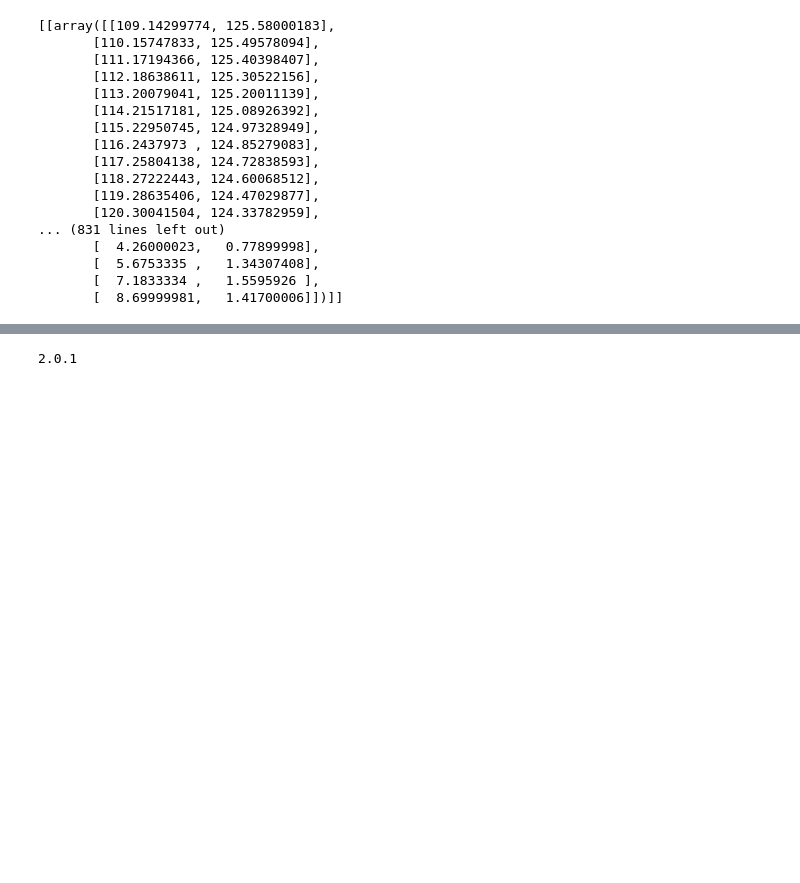
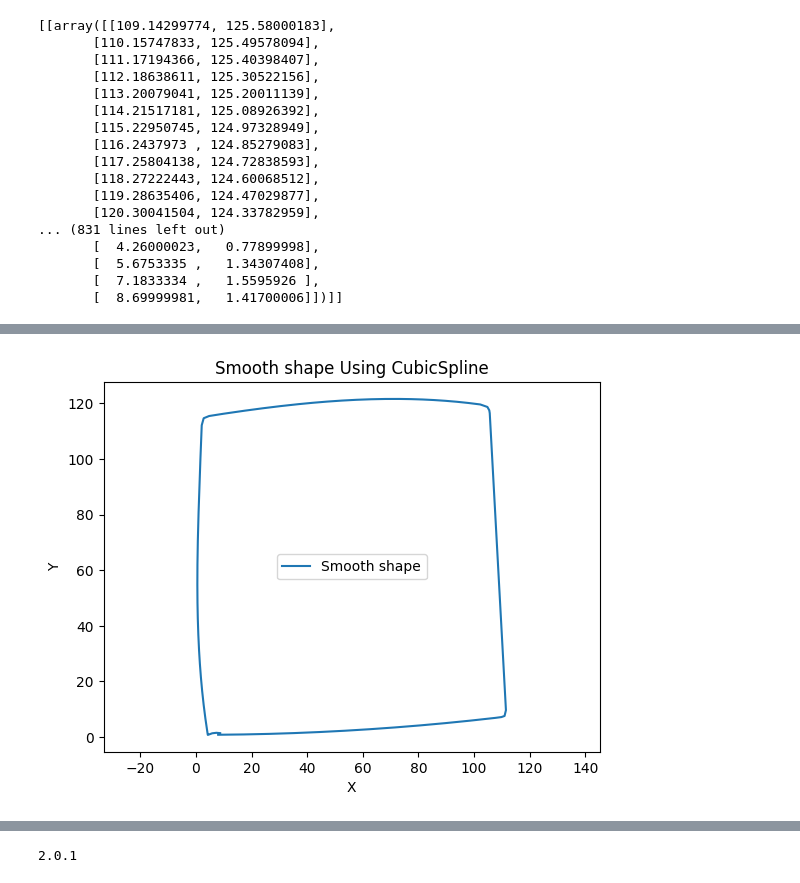
Before and after one commit to manushi1224/ADOBE_GEN_SOLVE, a Jupyter notebook: adobe_test/open_cv_test.ipynb, the cells around one changed output, grey strips where cells are left out. Cells and saved outputs as stored; diff of their text form; code cells hidden in the pictures; blank space fills up the shorter version.

Commit message:
Correct shape and try to identify its name

```diff
--- a/adobe_test/open_cv_test.ipynb
+++ b/adobe_test/open_cv_test.ipynb
@@ -84,0 +97,42 @@ ValueError: Expect x to be a 1D strictly increasing sequence.
+# %%
+import numpy as np
+# from scipy.interpolate import CubicSpline
+import bezier
+import matplotlib.pyplot as plt
+
+# Generate points on a circle
+# if x[0] != x[-1] or y[0] != y[-1]:
+#     x = np.append(x, x[0])
+#     y = np.append(y, y[0])
+nodes = np.asfortranarray([x, y])
+
+# Create a Bézier curve from the nodes
+curves = []
+for i in range(len(x) - 1):
+    segment_nodes = nodes[:, i:i+2]
+    curve = bezier.Curve(segment_nodes, degree=1)
+    curves.append(curve)
+
+
+# Evaluate the curve at num_points equally spaced intervals
+s_vals = np.linspace(0.0, 1.0, 500)
+points = curve.evaluate_multi(s_vals)
+
+x_new = np.array([])
+y_new = np.array([])
+for curve in curves:
+    points = curve.evaluate_multi(s_vals)
+    x_new = np.append(x_new, points[0, :])
+    y_new = np.append(y_new, points[1, :])
+
+# Plot the original points and the interpolated smooth curve
+plt.plot(x_new, y_new, label=f'Smooth shape')
+# plt.scatter(x, y, color='red', label=f'Original shape Points')
+plt.title(f"Smooth shape Using CubicSpline")
+plt.xlabel("X")
+plt.ylabel("Y")
+plt.axis('equal')
+plt.legend()
+plt.show()
+# %% [output]
+[figure, added]
```
Also changed, not shown: parts of 9 cells of this notebook, 3 other files.
